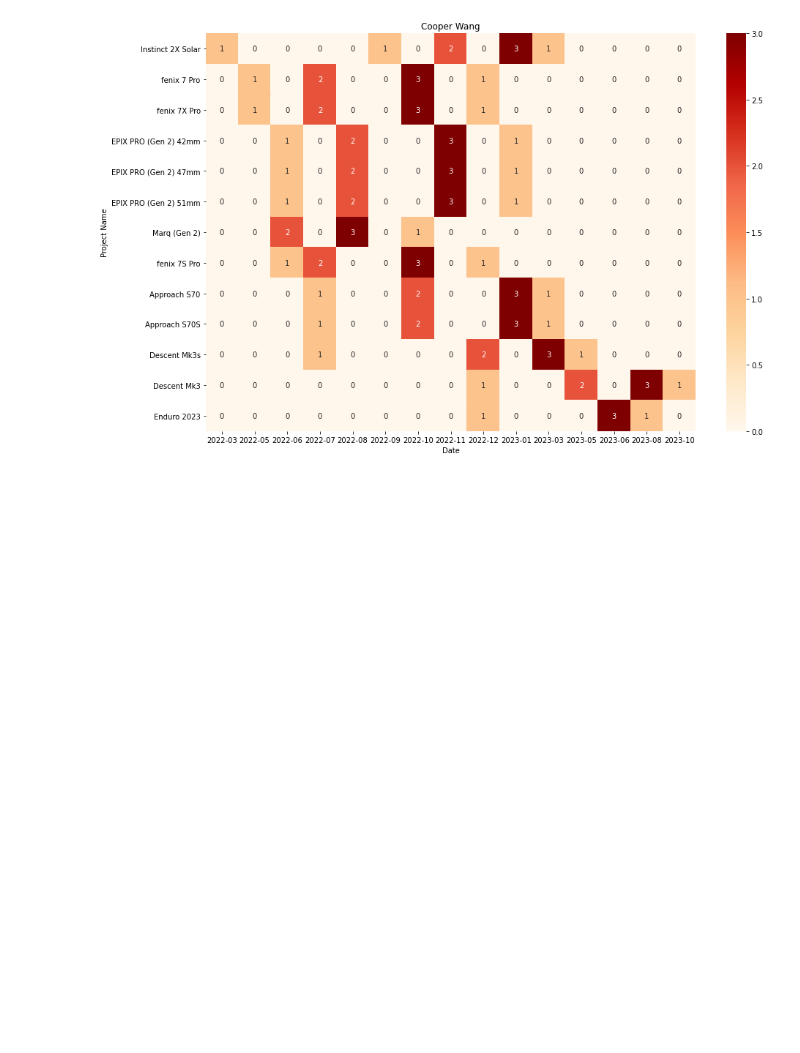
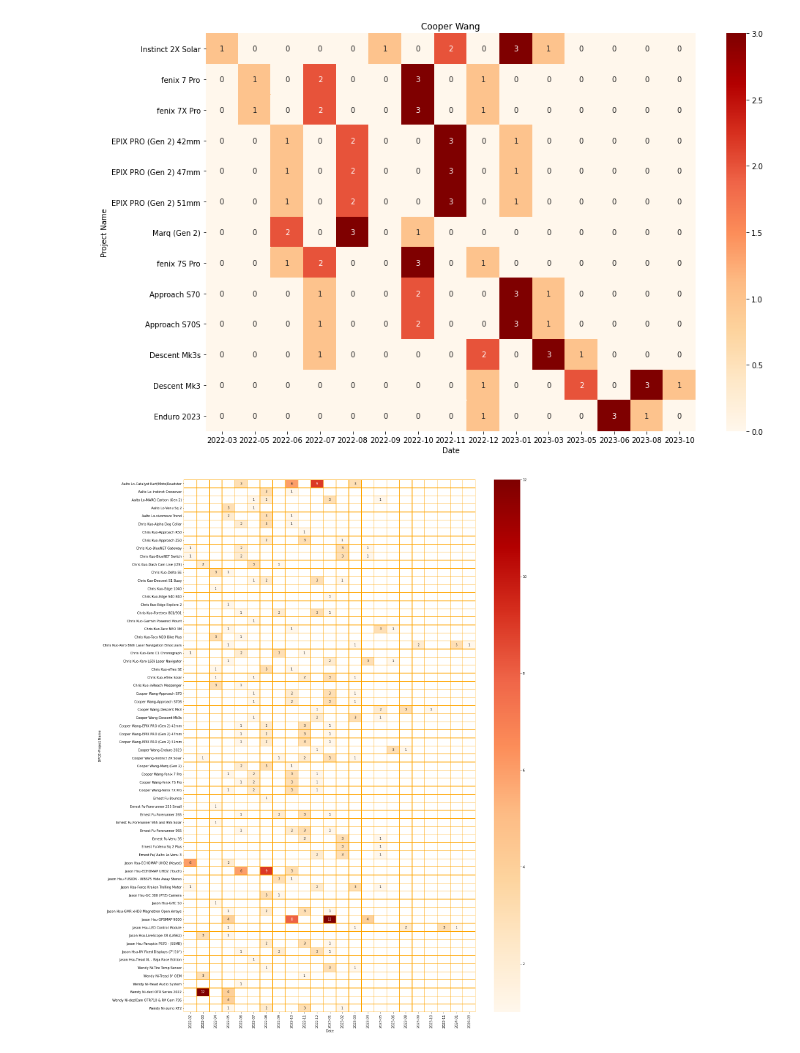
Before and after one commit to CPWRF/Projects, a Jupyter notebook: GMLA loading analysis/Loading analysis Toplevel and MP score one.ipynb, the cells around one changed output. Drawn from its saved outputs; the diff is of its cells as text; code cells hidden in the pictures; blank space fills up the shorter version.

```diff
--- a/GMLA loading analysis/Loading analysis Toplevel and MP score one.ipynb
+++ b/GMLA loading analysis/Loading analysis Toplevel and MP score one.ipynb
@@ -216,3 +216,8 @@ sns.heatmap(df_consumer_dpqe_project.loc[dpqe]['weighted_score'].unstack(fill_va
 #plt.savefig('Cooper Wang',bbox_inches = "tight")
 # %% [output]
 [figure]
+# %%
+plt.figure(figsize=(20,30))
+sns.heatmap(df_consumer_dpqe_project.unstack(level=1)['weighted_score'],cmap="OrRd", annot=True,linewidths=0.5, linecolor='orange');
+# %% [output]
+[figure, added]
```
Also changed, not shown: parts of 1 cell of this notebook, 1 other file.
